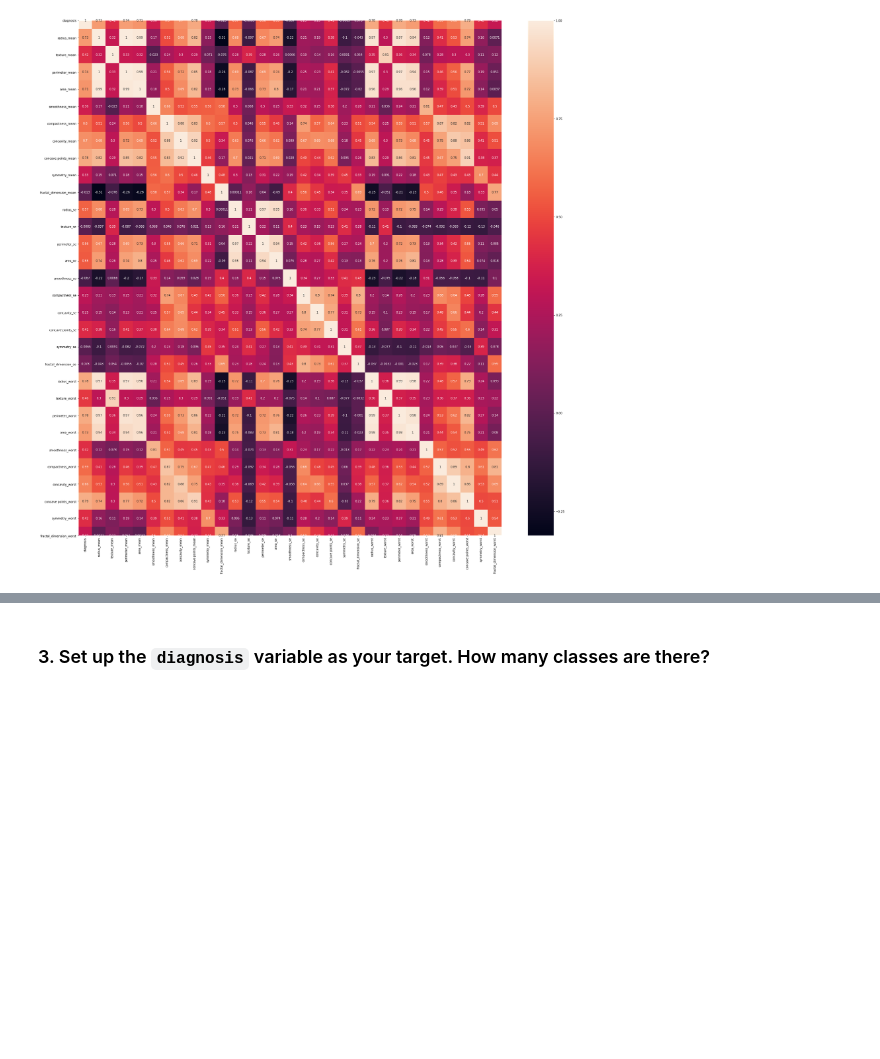
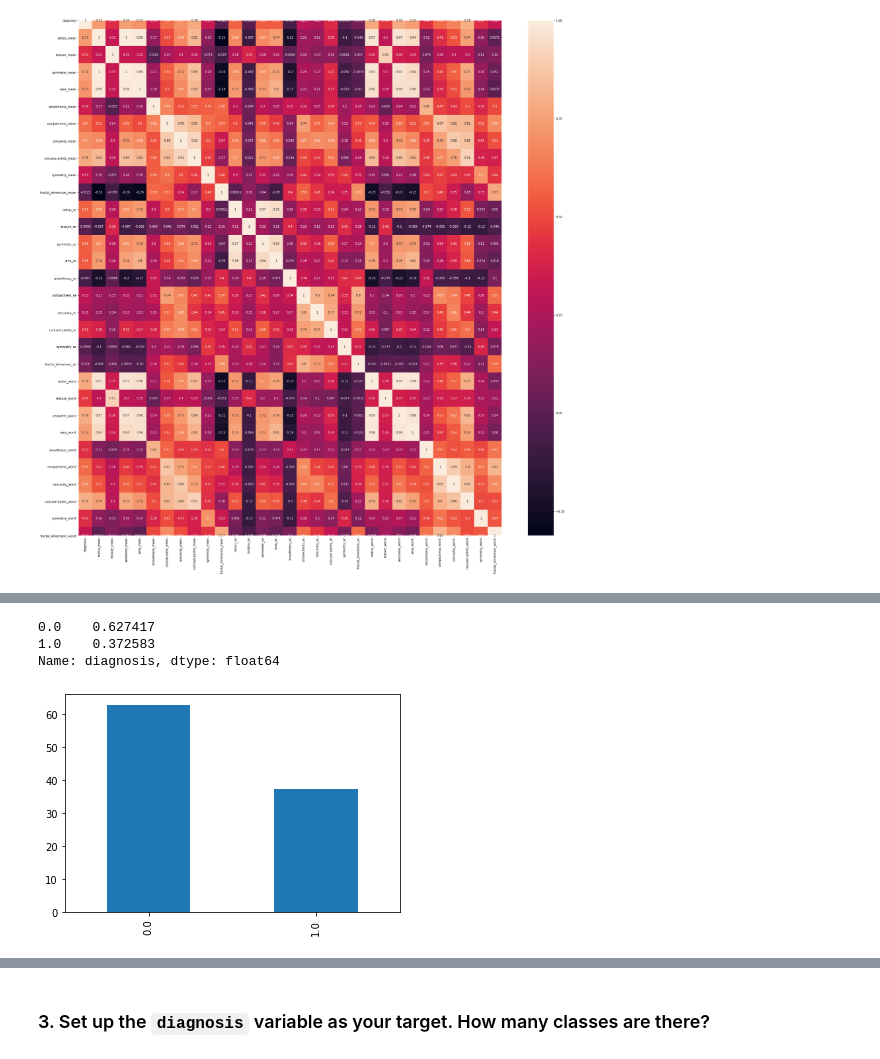
Before and after one commit to allenj813/DS-SYD-PT-24FEB, a Jupyter notebook: Module_6/Labs/IOD_Lab_6.3 vAJ.ipynb, the cells around one changed output, grey strips where cells are left out. Saved outputs shown, nothing was run; the diff lists cells and outputs as text; code cells hidden in the pictures; blank space fills up the shorter version.

```diff
--- a/Module_6/Labs/IOD_Lab_6.3 vAJ.ipynb
+++ b/Module_6/Labs/IOD_Lab_6.3 vAJ.ipynb
@@ -175,0 +203,13 @@ plt.show()
+# %%
+# Find % of diagnosis
+(data['diagnosis'].value_counts(normalize=True))
+# %% [output]
+0.0    0.627417
+1.0    0.372583
+Name: diagnosis, dtype: float64
+# %%
+# Plot % of diagnosis values
+(data['diagnosis'].value_counts(normalize=True) * 100).plot(kind='bar')
+plt.show()
+# %% [output]
+[figure, added]
```
Also changed, not shown: parts of 24 cells of this notebook, 3 other files.
